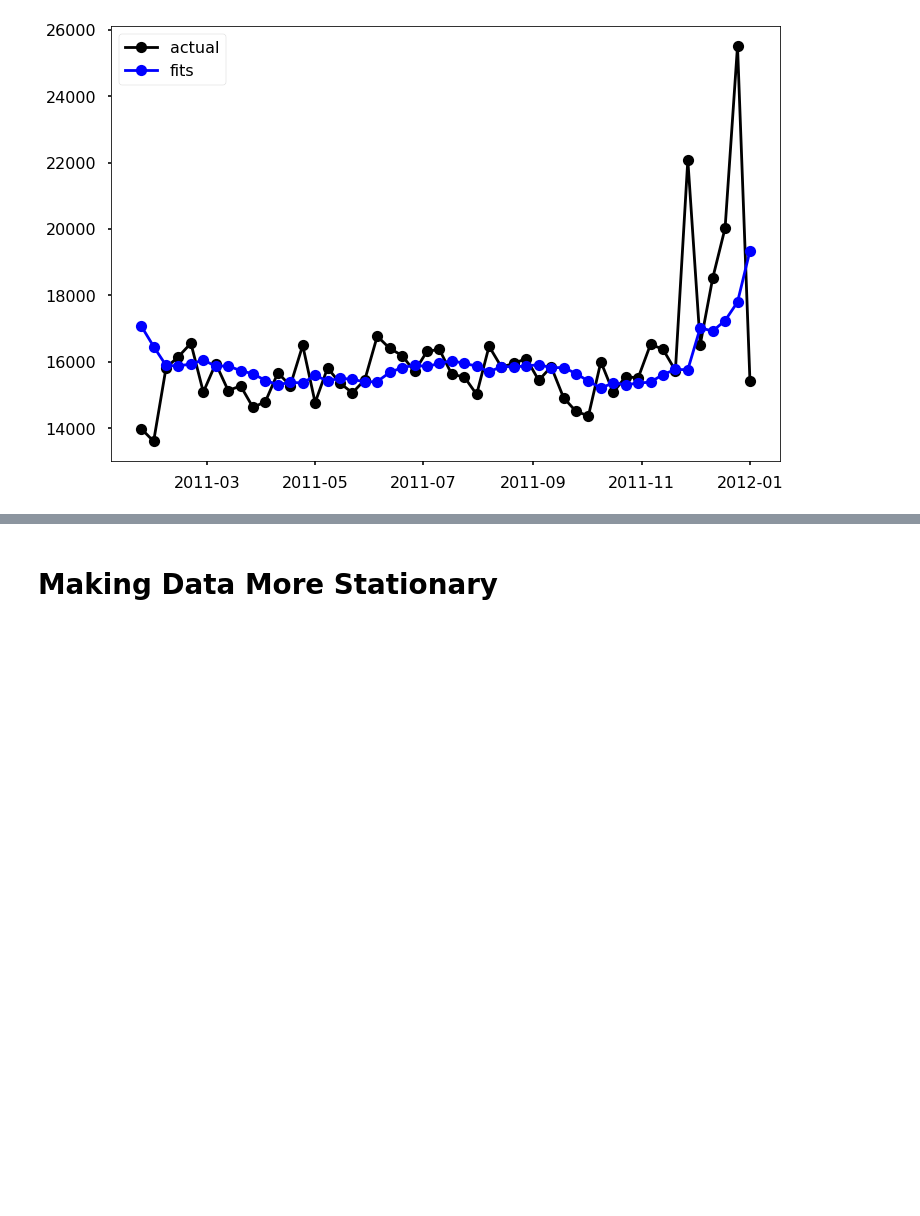
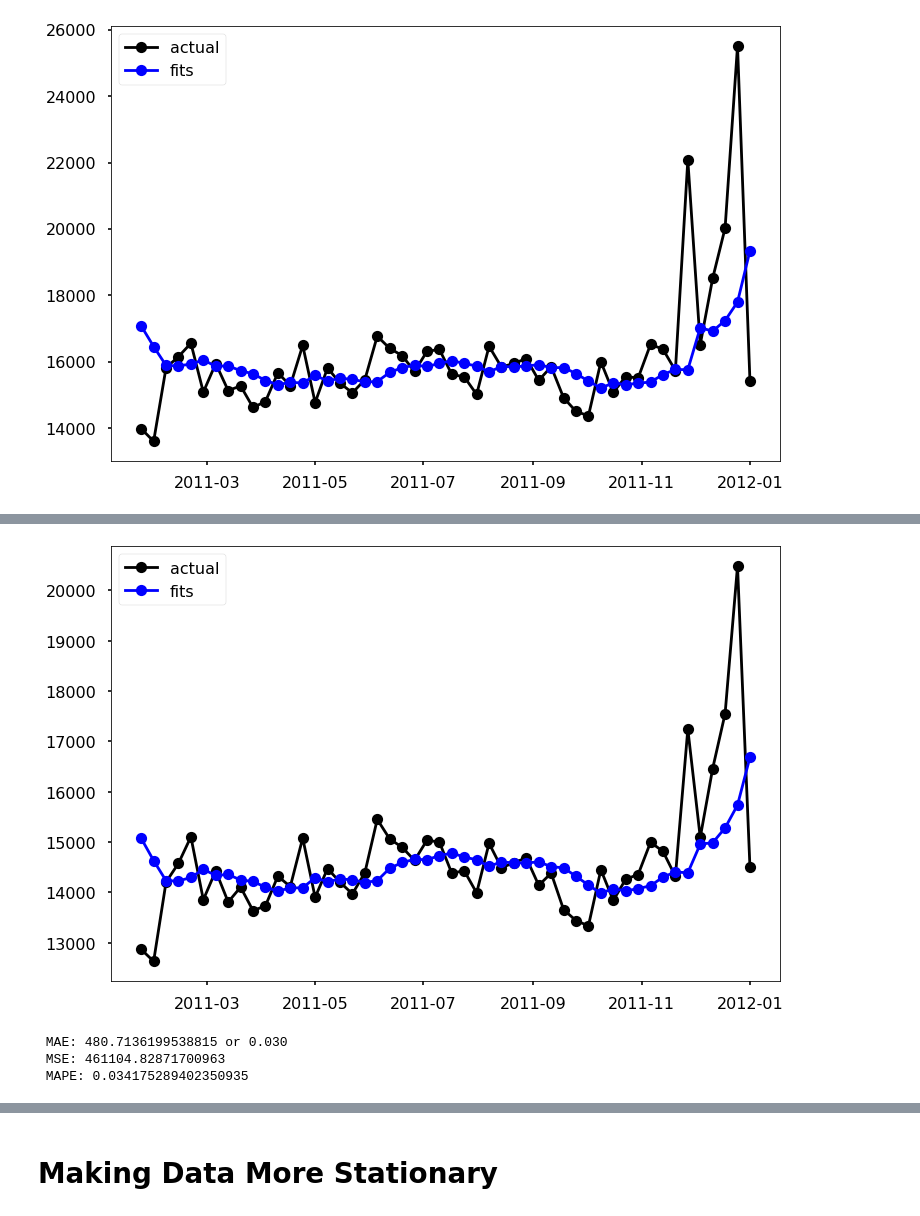
Before and after one commit to abdusalam7474/Contract_review_Nig, a Jupyter notebook: us-data-sales-forecasting.ipynb, the cells around one changed output, grey strips where cells are left out. Drawn from its saved outputs; the diff is of its cells as text; code cells hidden in the pictures; blank space fills up the shorter version.

```diff
--- a/us-data-sales-forecasting.ipynb
+++ b/us-data-sales-forecasting.ipynb
@@ -851,3 +937,32 @@ print(f" MAPE: {mean_absolute_percentage_error(test_data_n, y_pred)}")
+# %%
+#SES
+model_1 = sm.tsa.SimpleExpSmoothing(train_data_n, initialization_method="heuristic")
+ses_model_1 = model_1.fit(smoothing_level=0.2, optimized=True)
+
+##Forecasting with the trained SES
+fcast1 = ses_model_1.forecast(3).rename(r"$\alpha=0.2$")
+plt.figure(figsize=(12, 8))
+plt.plot(train_data_n[50:], marker="o", color="black", label="actual")
+plt.plot(ses_model_1.fittedvalues[50:], marker="o", color="blue", label="fits")
+#(line1,) = plt.plot(fcast1, marker="o", color="red")
+plt.legend(loc='upper left')
+plt.show()
+# %% [output]
+[figure, added]
+# %%
+y_pred = ses_model_1.predict(start=1, end=len(test_data_n))
+mae = mean_absolute_error(test_data_n, y_pred)
+mse = mean_squared_error(test_data_n, y_pred)
+mape = mean_absolute_percentage_error(test_data_n, y_pred)
+
+from sklearn.metrics import mean_absolute_error, mean_squared_error, mean_absolute_percentage_error
+print(f" MAE: {mae} or {(mae/weekly_averages):.3f}")
+print(f" MSE: {mse}")
+print(f" MAPE: {mape}")
+# %% [output]
+ MAE: 480.7136199538815 or 0.030
+ MSE: 461104.82871700963
+ MAPE: 0.034175289402350935
 # %%
 #Arima model
 
```
Also changed, not shown: parts of 25 cells of this notebook.
